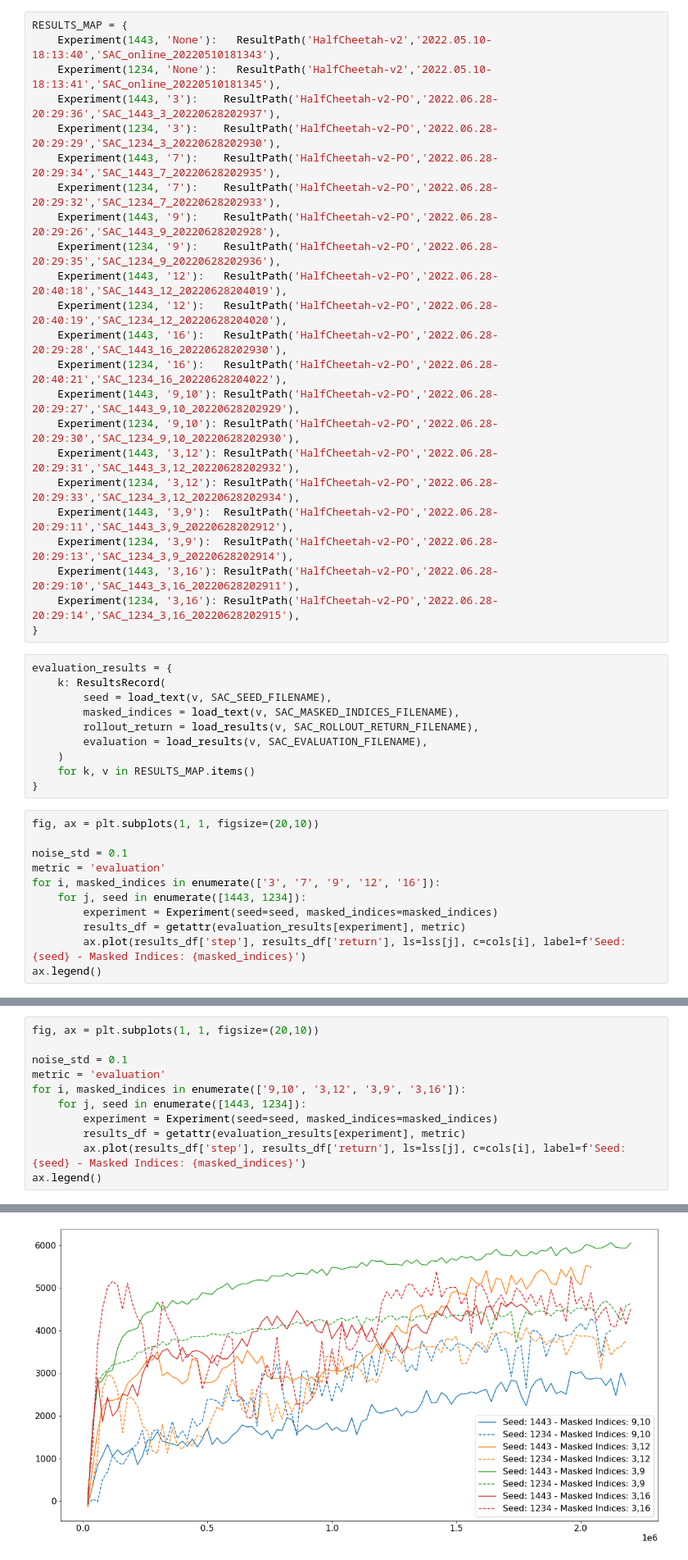
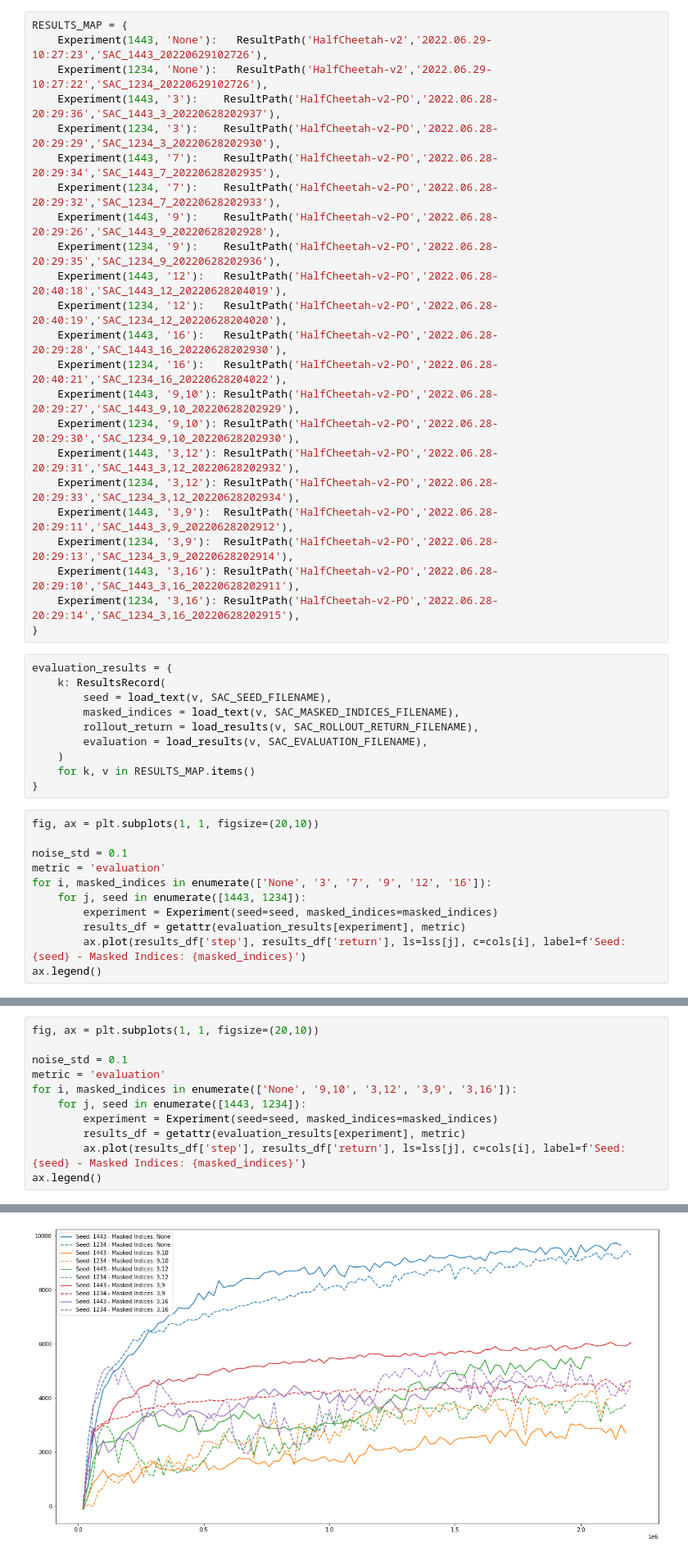
Before and after one commit to thatscotdatasci/d3rlpy, a Jupyter notebook: dogo/po_envs.ipynb, the cells around one changed output, grey strips where cells are left out. Shown at 82% size. Drawn from its saved outputs; the diff is of its cells as text.

```diff
--- a/dogo/po_envs.ipynb
+++ b/dogo/po_envs.ipynb
@@ -36,8 +36,8 @@ ResultPath = namedtuple('ResultPath', 'edir pdir cdir')
 ResultsRecord = namedtuple('ResultsRecord', 'seed masked_indices rollout_return evaluation')
 # %%
 RESULTS_MAP = {
-    Experiment(1443, 'None'):   ResultPath('HalfCheetah-v2','2022.05.10-18:13:40','SAC_online_20220510181343'),
-    Experiment(1234, 'None'):   ResultPath('HalfCheetah-v2','2022.05.10-18:13:41','SAC_online_20220510181345'),
+    Experiment(1443, 'None'):   ResultPath('HalfCheetah-v2','2022.06.29-10:27:23','SAC_1443_20220629102726'),
+    Experiment(1234, 'None'):   ResultPath('HalfCheetah-v2','2022.06.29-10:27:22','SAC_1234_20220629102726'),
     Experiment(1443, '3'):    ResultPath('HalfCheetah-v2-PO','2022.06.28-20:29:36','SAC_1443_3_20220628202937'),
     Experiment(1234, '3'):    ResultPath('HalfCheetah-v2-PO','2022.06.28-20:29:29','SAC_1234_3_20220628202930'),
     Experiment(1443, '7'):    ResultPath('HalfCheetah-v2-PO','2022.06.28-20:29:34','SAC_1443_7_20220628202935'),
@@ -72,7 +72,7 @@ fig, ax = plt.subplots(1, 1, figsize=(20,10))
 
 noise_std = 0.1
 metric = 'evaluation'
-for i, masked_indices in enumerate(['3', '7', '9', '12', '16']):
+for i, masked_indices in enumerate(['None', '3', '7', '9', '12', '16']):
     for j, seed in enumerate([1443, 1234]):
         experiment = Experiment(seed=seed, masked_indices=masked_indices)
         results_df = getattr(evaluation_results[experiment], metric)
@@ -99,17 +99,17 @@ ax.legend()
 # %%
 fig, ax = plt.subplots(1, 1, figsize=(20,10))
 
 noise_std = 0.1
 metric = 'evaluation'
-for i, masked_indices in enumerate(['9,10', '3,12', '3,9', '3,16']):
+for i, masked_indices in enumerate(['None', '9,10', '3,12', '3,9', '3,16']):
     for j, seed in enumerate([1443, 1234]):
         experiment = Experiment(seed=seed, masked_indices=masked_indices)
         results_df = getattr(evaluation_results[experiment], metric)
         ax.plot(results_df['step'], results_df['return'], ls=lss[j], c=cols[i], label=f'Seed: {seed} - Masked Indices: {masked_indices}')
 ax.legend()
 # %% [output]
 <matplotlib.legend.Legend at 0x...>
-[figure, old version]
+[figure, new version]
 # %%
 fig, ax = plt.subplots(1, 1, figsize=(20,10))
 
```
Also changed, not shown: parts of 3 cells of this notebook, 2 other files.
